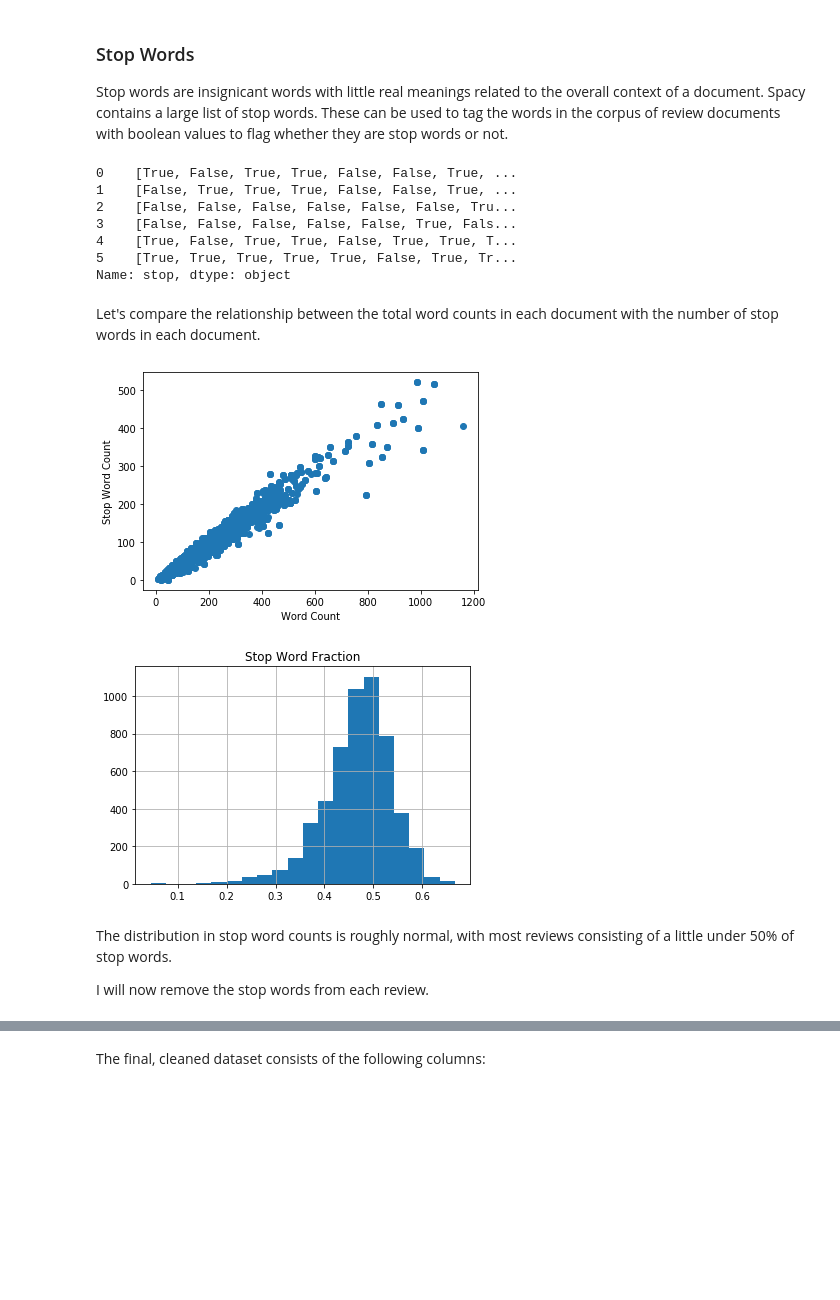
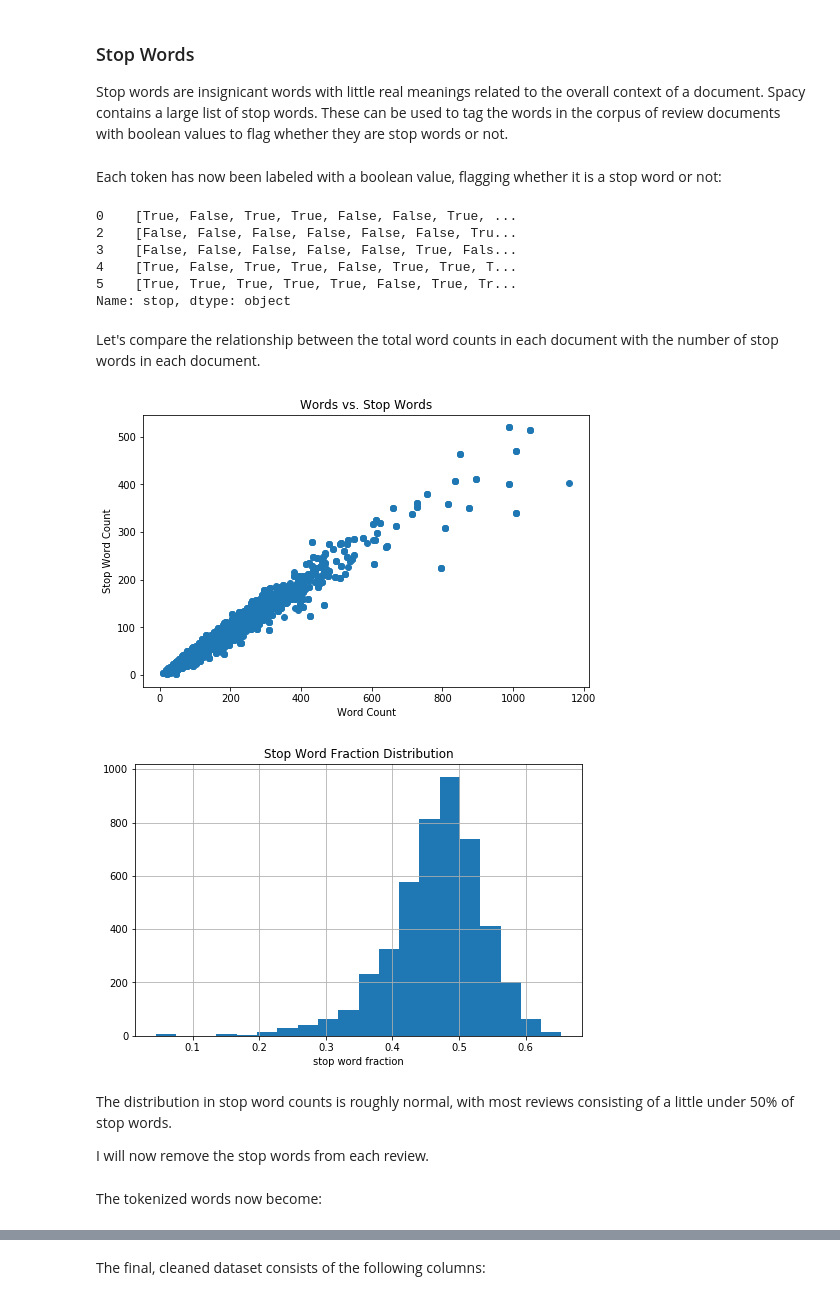
Before and after one commit to dmclark53/thinkful, a Jupyter notebook: Capstone-Projects/Final_Capstone/Achieving_Restaurant_Success/Data_Cleaning.ipynb, the cells around one changed output, grey strips where cells are left out. Cells and saved outputs as stored; diff of their text form; code cells hidden in the pictures; blank space fills up the shorter version.

```diff
--- a/Capstone-Projects/Final_Capstone/Achieving_Restaurant_Success/Data_Cleaning.ipynb
+++ b/Capstone-Projects/Final_Capstone/Achieving_Restaurant_Success/Data_Cleaning.ipynb
@@ -106,4 +103,6 @@ I will use the ratings as the labels when I perform the modeling. Since I am onl
+# %%
+df_reviews = df_reviews[df_reviews['rating'] != 3].copy()
 # %%
 ratings = df_reviews['rating'].values
-negative_ratings = ratings < 4
+negative_ratings = ratings <= 2
 df_reviews['labels'] = negative_ratings.astype(int)
@@ -212,11 +208,12 @@ Name: lemma, dtype: object
 Stop words are insignicant words with little real meanings related to the overall context of a document. Spacy contains a large list of stop words. These can be used to tag the words in the corpus of review documents with boolean values to flag whether they are stop words or not.
 # %%
 df_reviews['stop'] = df_reviews['text'].apply(lambda x: [y.is_stop for y in nlp(x)])
+# %% [markdown]
+Each token has now been labeled with a boolean value, flagging whether it is a stop word or not:
 # %%
 df_reviews.loc[:5, 'stop']
 # %% [output]
 0    [True, False, True, True, False, False, True, ...
-1    [False, True, True, True, False, False, True, ...
 2    [False, False, False, False, False, False, Tru...
 3    [False, False, False, False, False, True, Fals...
 4    [True, False, True, True, False, True, True, T...
@@ -229,20 +226,23 @@ df_reviews['word_count'] = df_reviews['text_split'].apply(lambda x: len(x))
 # %%
 df_reviews['stop_count'] = df_reviews['stop'].apply(lambda x: np.sum(x))
 # %%
-plt.scatter(df_reviews['word_count'], df_reviews['stop_count'])
-plt.xlabel('Word Count')
-plt.ylabel('Stop Word Count')
+fig, ax = plt.subplots(figsize=(8, 5))
+ax.scatter(df_reviews['word_count'], df_reviews['stop_count'])
+ax.set_title('Words vs. Stop Words')
+ax.set_xlabel('Word Count')
+ax.set_ylabel('Stop Word Count')
 plt.show()
 # %% [output]
-[figure, old version]
+[figure, new version]
 # %%
 df_reviews['stop_word_fraction'] = df_reviews['stop_count'] / df_reviews['word_count']
 # %%
-df_reviews['stop_word_fraction'].hist(bins=20)
-plt.title('Stop Word Fraction')
+df_reviews['stop_word_fraction'].hist(bins=20, figsize=(8, 5))
+plt.title('Stop Word Fraction Distribution')
+plt.xlabel('stop word fraction')
 plt.show()
 # %% [output]
-[figure, old version]
+[figure, new version]
 # %% [markdown]
 The distribution in stop word counts is roughly normal, with most reviews consisting of a little under 50% of stop words.
 
@@ -255,6 +255,8 @@ def filter_stop_words(lemma, stop):
   return list(lemma_array[clean_array])
 # %%
 df_reviews['stop_free'] = df_reviews.apply(lambda x: filter_stop_words(x['lemma'], x['stop']), axis=1)
+# %% [markdown]
+The tokenized words now become:
 # %%
 df_reviews.loc[:5, 'stop_free']
 # %% [output]
```
Also changed, not shown: parts of 33 cells of this notebook, 5 other files.
